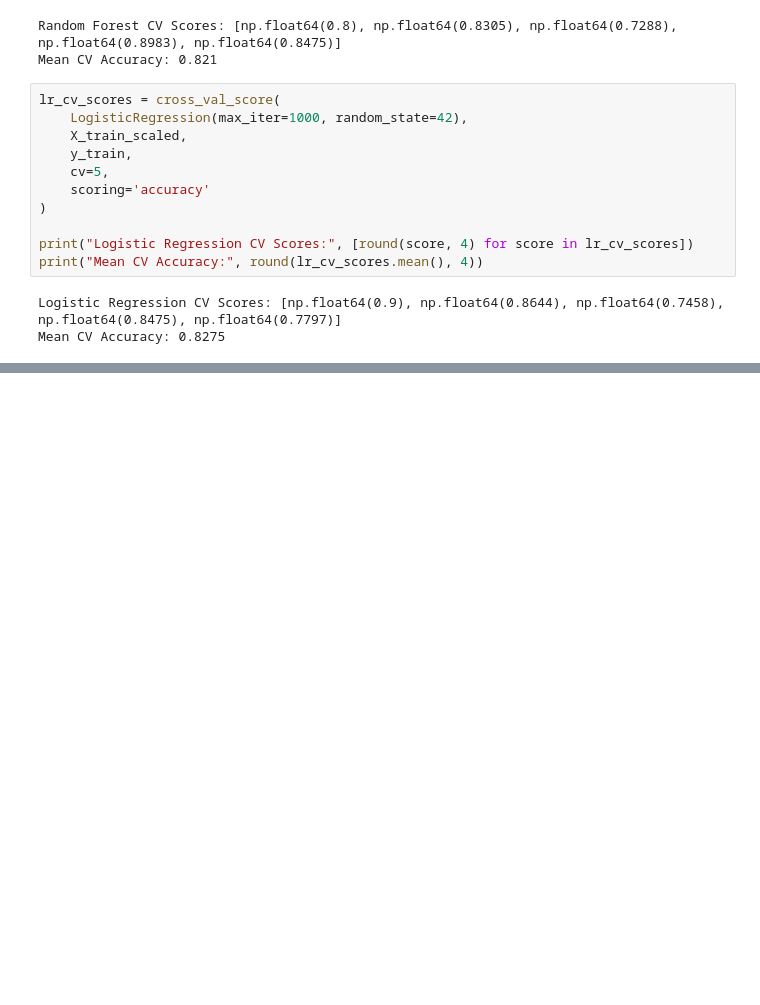
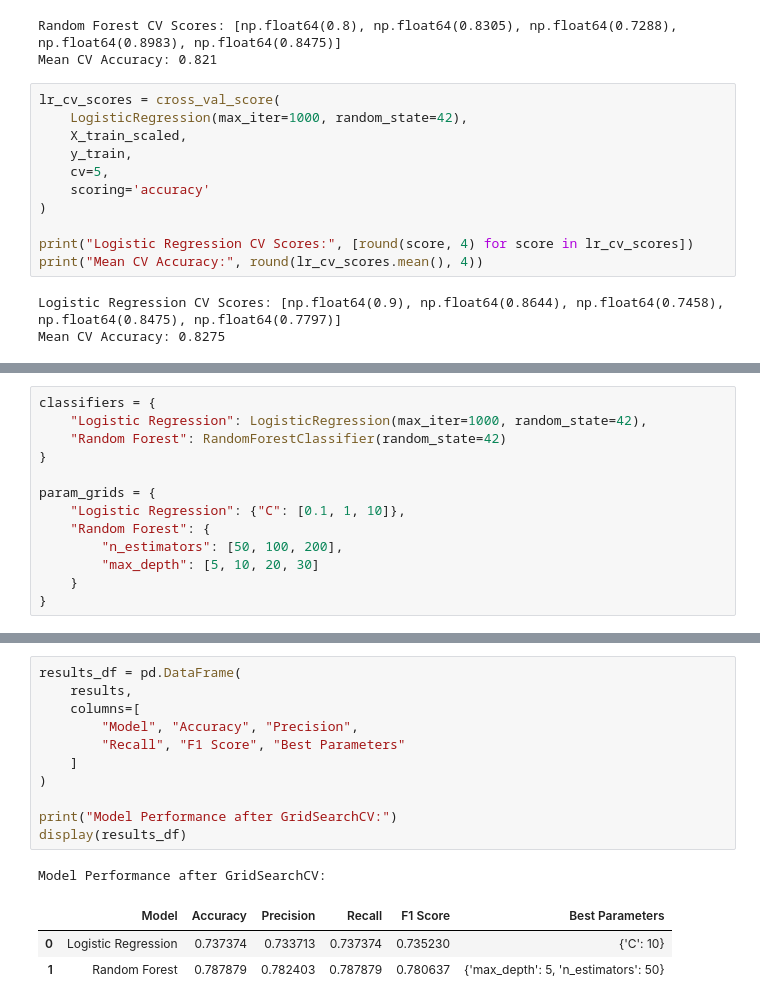
Before and after one commit to sba23349-spec/CA1_MachineLearning_sba23349, a Jupyter notebook: CA1-ML-sba23349.ipynb, the cells around one changed output, grey strips where cells are left out. Cells and saved outputs as stored; diff of their text form; blank space fills up the shorter version.

Commit message:
Improve notebook documentation and model evaluation

```diff
--- a/CA1-ML-sba23349.ipynb
+++ b/CA1-ML-sba23349.ipynb
@@ -852,3 +829,16 @@ Five-fold cross-validation was used to evaluate both models.
 Logistic Regression had an average accuracy of 82.75%, while Random Forest achieved 82.10%.
 
 The results were very similar, with Logistic Regression performing slightly better.
+# %%
+classifiers = {
+    "Logistic Regression": LogisticRegression(max_iter=1000, random_state=42),
+    "Random Forest": RandomForestClassifier(random_state=42)
+}
+
+param_grids = {
+    "Logistic Regression": {"C": [0.1, 1, 10]},
+    "Random Forest": {
+        "n_estimators": [50, 100, 200],
+        "max_depth": [5, 10, 20, 30]
+    }
+}
@@ -854,0 +890,16 @@ The results were very similar, with Logistic Regression performing slightly bett
+# %%
+results_df = pd.DataFrame(
+    results,
+    columns=[
+        "Model", "Accuracy", "Precision",
+        "Recall", "F1 Score", "Best Parameters"
+    ]
+)
+
+print("Model Performance after GridSearchCV:")
+display(results_df)
+# %% [output]
+Model Performance after GridSearchCV:
+|  | Model | Accuracy | Precision | Recall | F1 Score | Best Parameters |
+| 0 | Logistic Regression | 0.737374 | 0.733713 | 0.737374 | 0.735230 | {'C': 10} |
+| 1 | Random Forest | 0.787879 | 0.782403 | 0.787879 | 0.780637 | {'max_depth': 5, 'n_estimators': 50} |
```
Also changed, not shown: parts of 27 cells of this notebook.
